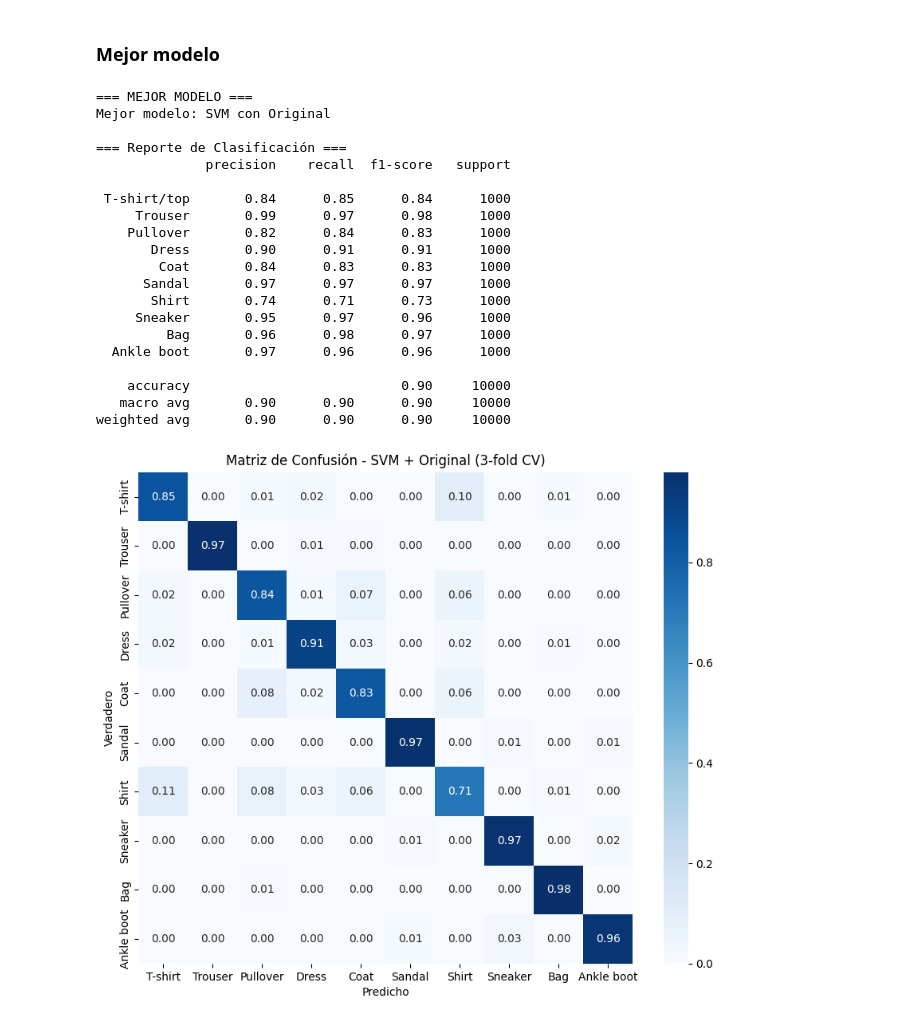
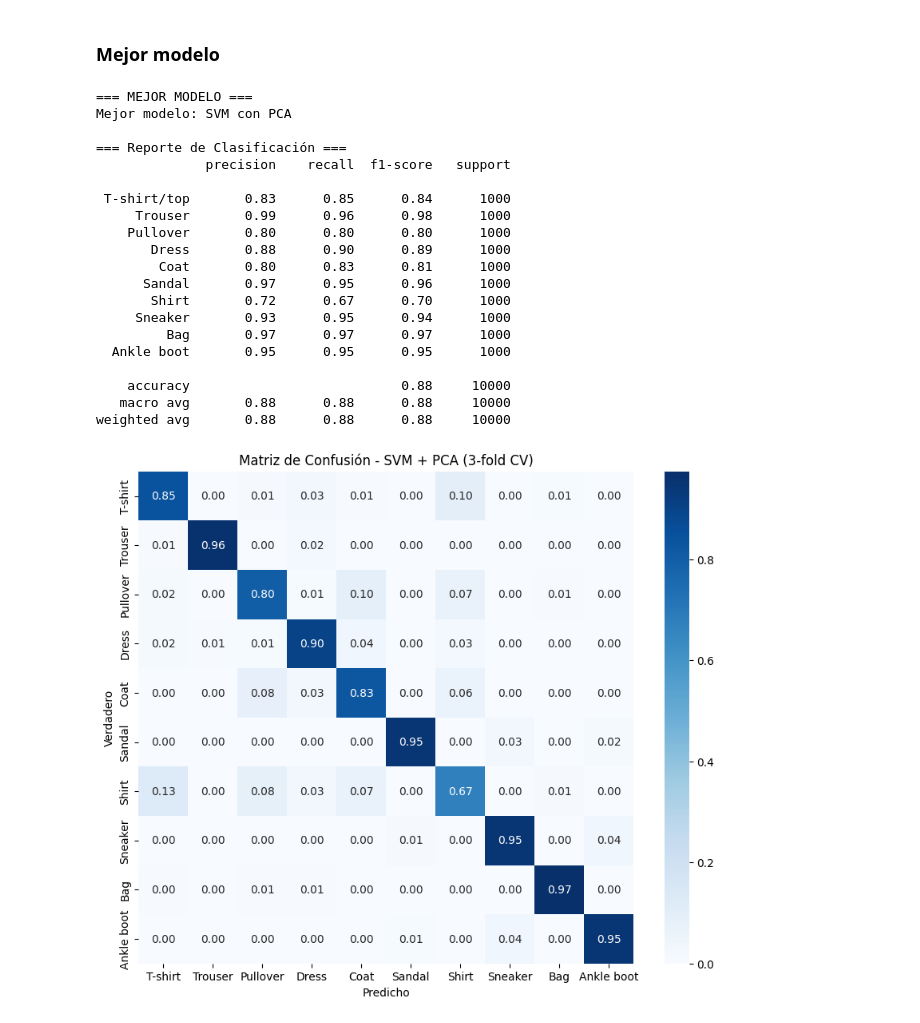
Before and after one commit to stewartmb/proyecto2_ML, a Jupyter notebook: Proyecto2_Reduccion_Dimensionalidad.ipynb, the cells around one changed output. Cells and saved outputs as stored; diff of their text form; code cells hidden in the pictures.

```diff
--- a/Proyecto2_Reduccion_Dimensionalidad.ipynb
+++ b/Proyecto2_Reduccion_Dimensionalidad.ipynb
@@ -426,9 +428,13 @@ plt.show()
 ### t-SNE
 # %%
 # t-SNE solo para visualización (2D)
+print("Aplicando t-SNE (esto puede tardar varios minutos)...")
 if not terminado:
-    print("Aplicando t-SNE (esto puede tardar varios minutos)...")
     start = time.time()
     tsne = TSNE(n_components=2, random_state=42, perplexity=30)
+
+    # Solo visualización de entrenamiento
     X_train_tsne = tsne.fit_transform(X_train)
-    print(f"Tiempo: {time.time()-start:.2f}s")
+    time_tsne = time.time() - start
+
+    print(f"Tiempo: {time_tsne:.2f}s")
@@ -715,7 +723,7 @@ evaluate_classifier function modified.
 if not terminado:
     results = []
     techniques = ['Original', 'PCA', 'NMF', 'UMAP']
-    classifiers = ['SVM', 'Logistic Regression', 'Random Forest', 'KNN', 'CNN']
+    classifiers = ['SVM', 'Logistic Regression', 'Random Forest', 'KNN']
 
 
     for tech in techniques:
@@ -838,7 +846,7 @@ results_sorted = sorted(
     key=lambda x: (-x['f1_score'], x['train_time'])
 )
 
-best_model_info = results_sorted[0]
+best_model_info = results_sorted[1]
 best_model = best_model_info['modelo']
 best_classifier = best_model_info['classifier']
 best_technique = best_model_info['technique']
@@ -857,45 +865,45 @@ elif best_technique == 'UMAP':
 
 # 🔹 Predicción sobre el set de validación
 y_pred_best = best_model.predict(X_test_best)
 
 # --- Reporte ---
 print("\n=== Reporte de Clasificación ===")
 print(classification_report(y_test, y_pred_best, target_names=[
     "T-shirt/top", "Trouser", "Pullover", "Dress", "Coat",
     "Sandal", "Shirt", "Sneaker", "Bag", "Ankle boot"
 ]))
 
 # --- Matriz de Confusión Normalizada ---
 cm = confusion_matrix(y_test, y_pred_best, normalize='true')
 plt.figure(figsize=(10, 8))
 sns.heatmap(cm, annot=True, fmt='.2f', cmap='Blues',
             xticklabels=["T-shirt", "Trouser", "Pullover", "Dress", "Coat",
                          "Sandal", "Shirt", "Sneaker", "Bag", "Ankle boot"],
             yticklabels=["T-shirt", "Trouser", "Pullover", "Dress", "Coat",
                          "Sandal", "Shirt", "Sneaker", "Bag", "Ankle boot"])
 plt.title(f"Matriz de Confusión - {best_classifier} + {best_technique} (3-fold CV)")
 plt.ylabel("Verdadero")
 plt.xlabel("Predicho")
 plt.show()
 # %% [output]
 === MEJOR MODELO ===
-Mejor modelo: SVM con Original
+Mejor modelo: SVM con PCA
 
 === Reporte de Clasificación ===
               precision    recall  f1-score   support
 
- T-shirt/top       0.84      0.85      0.84      1000
-     Trouser       0.99      0.97      0.98      1000
-    Pullover       0.82      0.84      0.83      1000
-       Dress       0.90      0.91      0.91      1000
-        Coat       0.84      0.83      0.83      1000
-      Sandal       0.97      0.97      0.97      1000
-       Shirt       0.74      0.71      0.73      1000
-     Sneaker       0.95      0.97      0.96      1000
-         Bag       0.96      0.98      0.97      1000
-  Ankle boot       0.97      0.96      0.96      1000
+ T-shirt/top       0.83      0.85      0.84      1000
+     Trouser       0.99      0.96      0.98      1000
+    Pullover       0.80      0.80      0.80      1000
+       Dress       0.88      0.90      0.89      1000
+        Coat       0.80      0.83      0.81      1000
+      Sandal       0.97      0.95      0.96      1000
+       Shirt       0.72      0.67      0.70      1000
+     Sneaker       0.93      0.95      0.94      1000
+         Bag       0.97      0.97      0.97      1000
+  Ankle boot       0.95      0.95      0.95      1000
 
-    accuracy                           0.90     10000
-   macro avg       0.90      0.90      0.90     10000
-weighted avg       0.90      0.90      0.90     10000
+    accuracy                           0.88     10000
+   macro avg       0.88      0.88      0.88     10000
+weighted avg       0.88      0.88      0.88     10000
-[figure, old version]
+[figure, new version]
```
Also changed, not shown: parts of 4 cells of this notebook.
